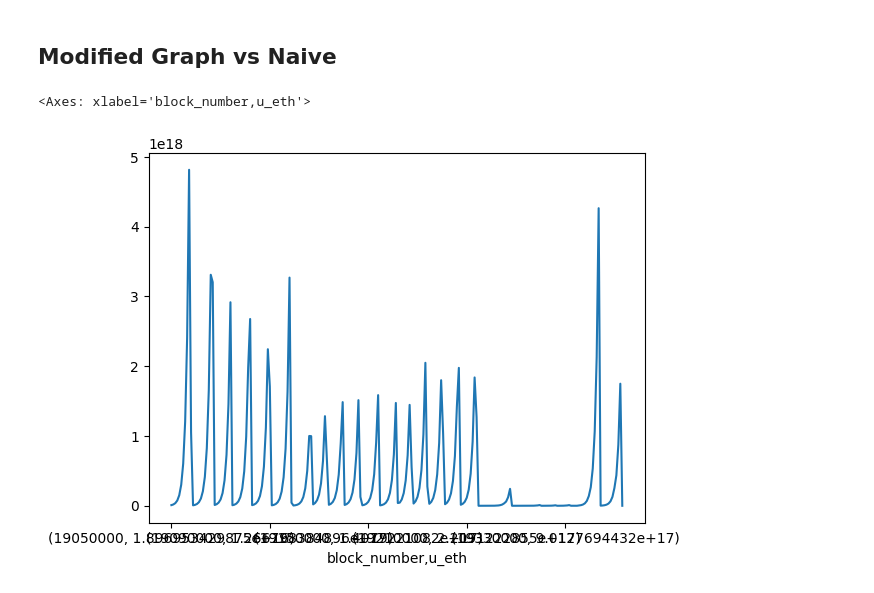
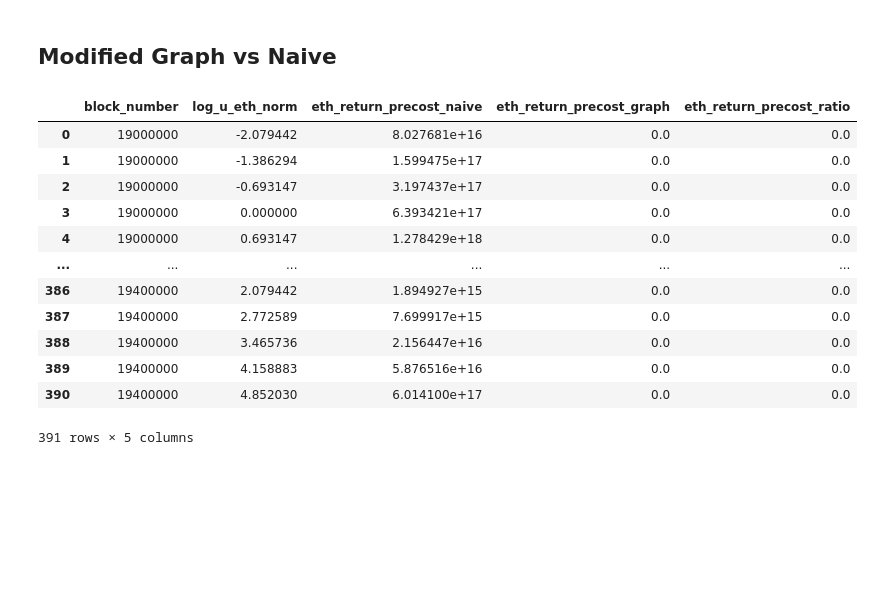
Before and after one commit to longtrieuuit/defi-arbitrage, a Jupyter notebook: arbitrage_finding.ipynb, the cells around one changed output. Drawn from its saved outputs; the diff is of its cells as text; code cells hidden in the pictures; blank space fills up the shorter version.

```diff
--- a/arbitrage_finding.ipynb
+++ b/arbitrage_finding.ipynb
@@ -196,9 +207,4 @@ filenames_naive = [
 
 graph_meta_df, graph_df = make_df(filenames_bf)
 naive_meta_df, naive_df = make_df(filenames_naive)
-# %%
-graph_df.groupby(["block_number", "u_eth"])["eth_return_precost"].sum().plot()
-# %% [output]
-<Axes: xlabel='block_number,u_eth'>
-[figure, removed]
 # %%
@@ -222,3 +219,19 @@ stats_df = naive_df.groupby(["block_number", "u_eth"])["eth_return_precost"].sum
+# %%
+stats_df
+# %% [output]
+|  | block_number | log_u_eth_norm | eth_return_precost_naive | eth_return_precost_graph | eth_return_precost_ratio |
+| 0 | 19000000 | -2.079442 | 8.027681e+16 | 0.0 | 0.0 |
+| 1 | 19000000 | -1.386294 | 1.599475e+17 | 0.0 | 0.0 |
+| 2 | 19000000 | -0.693147 | 3.197437e+17 | 0.0 | 0.0 |
+| 3 | 19000000 | 0.000000 | 6.393421e+17 | 0.0 | 0.0 |
+| 4 | 19000000 | 0.693147 | 1.278429e+18 | 0.0 | 0.0 |
+| ... | ... | ... | ... | ... | ... |
+| 386 | 19400000 | 2.079442 | 1.894927e+15 | 0.0 | 0.0 |
+| 387 | 19400000 | 2.772589 | 7.699917e+15 | 0.0 | 0.0 |
+| 388 | 19400000 | 3.465736 | 2.156447e+16 | 0.0 | 0.0 |
+| 389 | 19400000 | 4.158883 | 5.876516e+16 | 0.0 | 0.0 |
+| 390 | 19400000 | 4.852030 | 6.014100e+17 | 0.0 | 0.0 |
+391 rows × 5 columns
 # %%
 stats_df.pivot(index = "block_number", columns = "log_u_eth_norm", values = "eth_return_precost_ratio").fillna(0).mean().plot()
 # %% [output]
```
Also changed, not shown: parts of 8 cells of this notebook.
